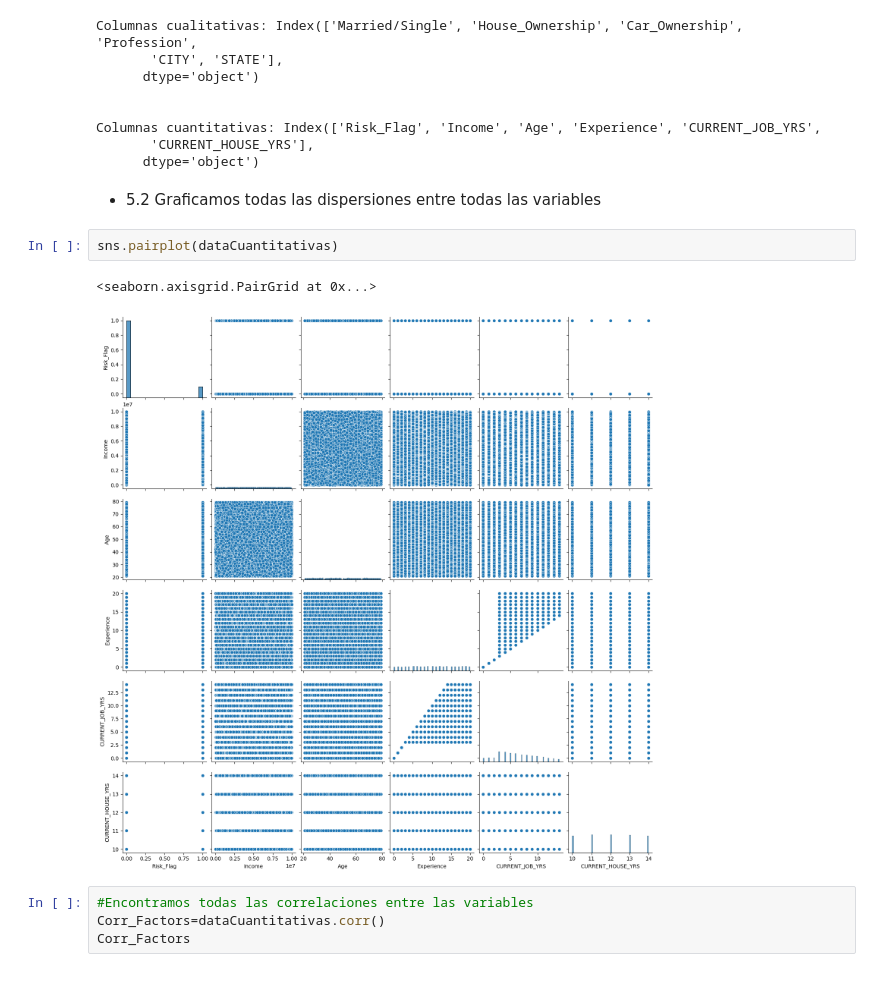
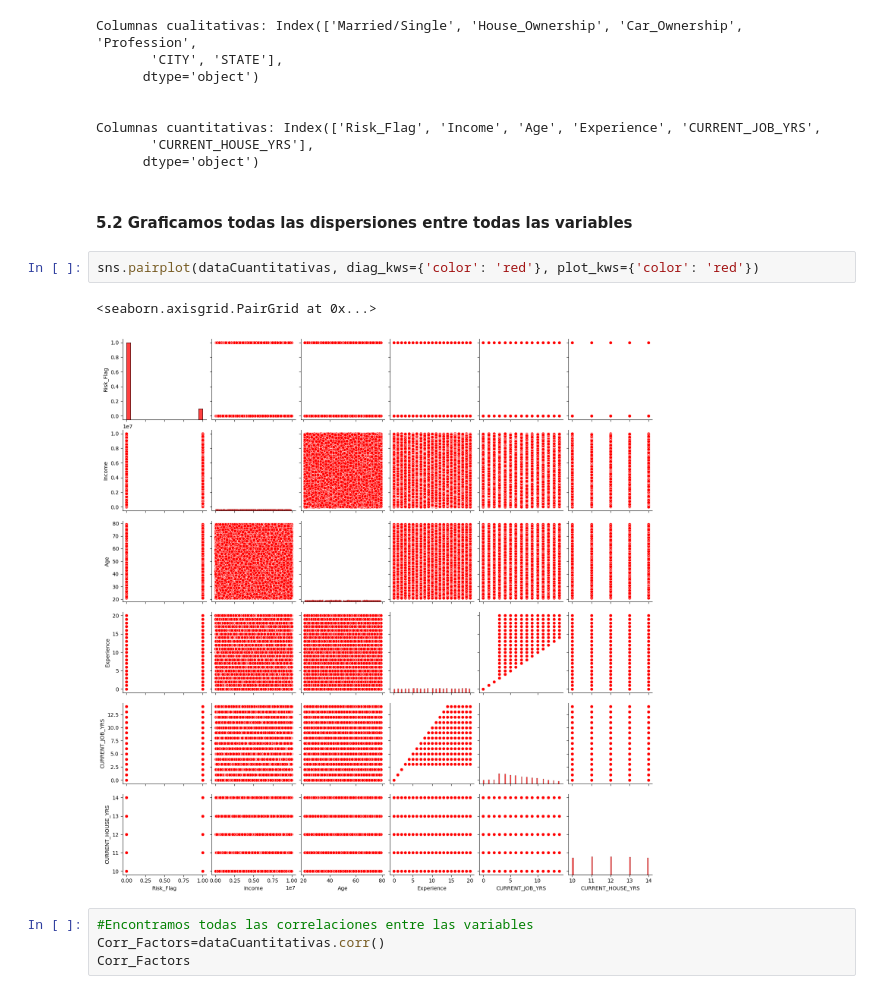
Before and after one commit to JIsraP/Actividad6_RegresionLinealMultipleyNoLineal, a Jupyter notebook: Act6.1.ipynb, the cells around one changed output. Drawn from its saved outputs; the diff is of its cells as text.

```diff
--- a/Act6.1.ipynb
+++ b/Act6.1.ipynb
@@ -458,12 +459,12 @@ Columnas cuantitativas: Index(['Risk_Flag', 'Income', 'Age', 'Experience', 'CURR
        'CURRENT_HOUSE_YRS'],
       dtype='object')
 # %% [markdown]
-- 5.2 Graficamos todas las dispersiones entre todas las variables
+#### 5.2 Graficamos todas las dispersiones entre todas las variables
 # %%
-sns.pairplot(dataCuantitativas)
+sns.pairplot(dataCuantitativas, diag_kws={'color': 'red'}, plot_kws={'color': 'red'})
 # %% [output]
 <seaborn.axisgrid.PairGrid at 0x...>
-[figure, old version]
+[figure, new version]
 # %%
 #Encontramos todas las correlaciones entre las variables
 Corr_Factors=dataCuantitativas.corr()
```
Also changed, not shown: parts of 24 cells of this notebook.
